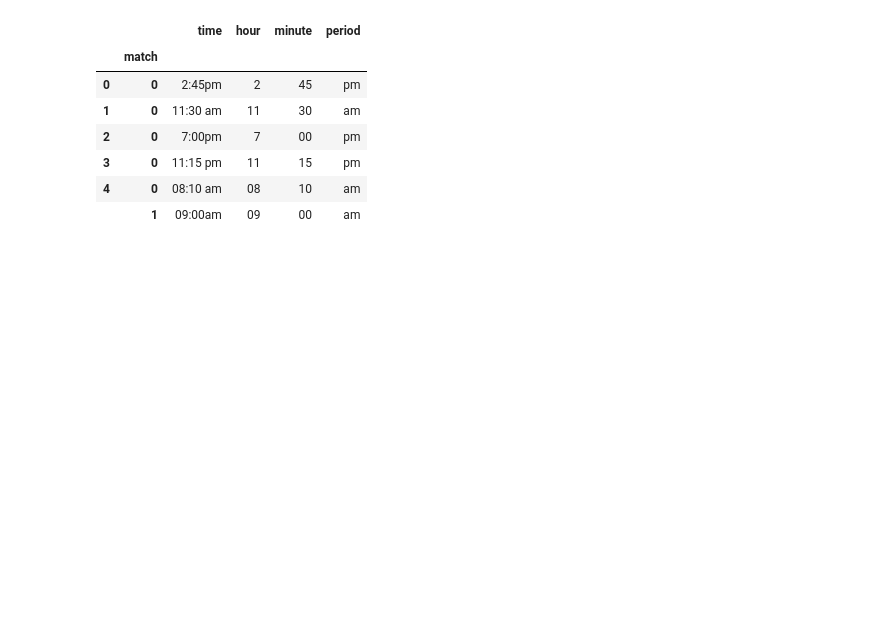
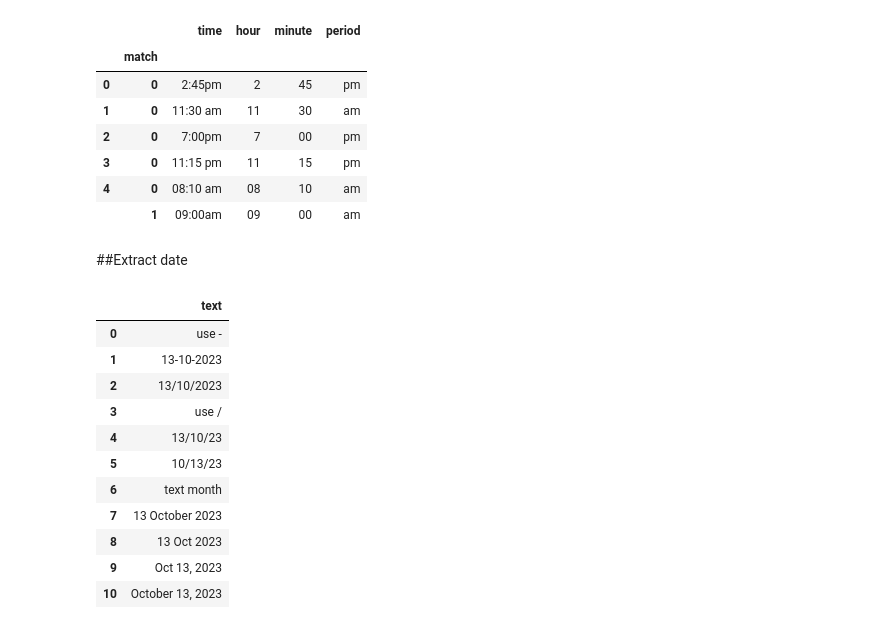
Before and after one commit to JuliaKovalchook/Date-generator, a Jupyter notebook: RegularExpression.ipynb, the cells around one changed output. Saved outputs shown, nothing was run; the diff lists cells and outputs as text; code cells hidden in the pictures; blank space fills up the shorter version.

Commit message:
add re for extract date

```diff
--- a/RegularExpression.ipynb
+++ b/RegularExpression.ipynb
@@ -109,3 +109,35 @@ df['text'].str.extractall(r'(?P<time>(?P<hour>\d?\d):(?P<minute>\d\d) ?(?P<perio
 | 3 | 0 | 11:15 pm | 11 | 15 | pm |
 | 4 | 0 | 08:10 am | 08 | 10 | am |
 |  | 1 | 09:00am | 09 | 00 | am |
+# %% [markdown]
+##Extract date
+# %%
+#13 October 2023
+list_date=[
+'use -',
+'13-10-2023',
+'13/10/2023',
+'use /',
+'13/10/23',
+'10/13/23',
+'text month',
+'13 October 2023',
+'13 Oct 2023',
+'Oct 13, 2023',
+'October 13, 2023']
+
+df = pd.DataFrame(list_date, columns=['text'])
+df
+# %% [output]
+|  | text |
+| 0 | use - |
+| 1 | 13-10-2023 |
+| 2 | 13/10/2023 |
+| 3 | use / |
+| 4 | 13/10/23 |
+| 5 | 10/13/23 |
+| 6 | text month |
+| 7 | 13 October 2023 |
+| 8 | 13 Oct 2023 |
+| 9 | Oct 13, 2023 |
+| 10 | October 13, 2023 |
```
Also changed, not shown: parts of 3 cells of this notebook.
